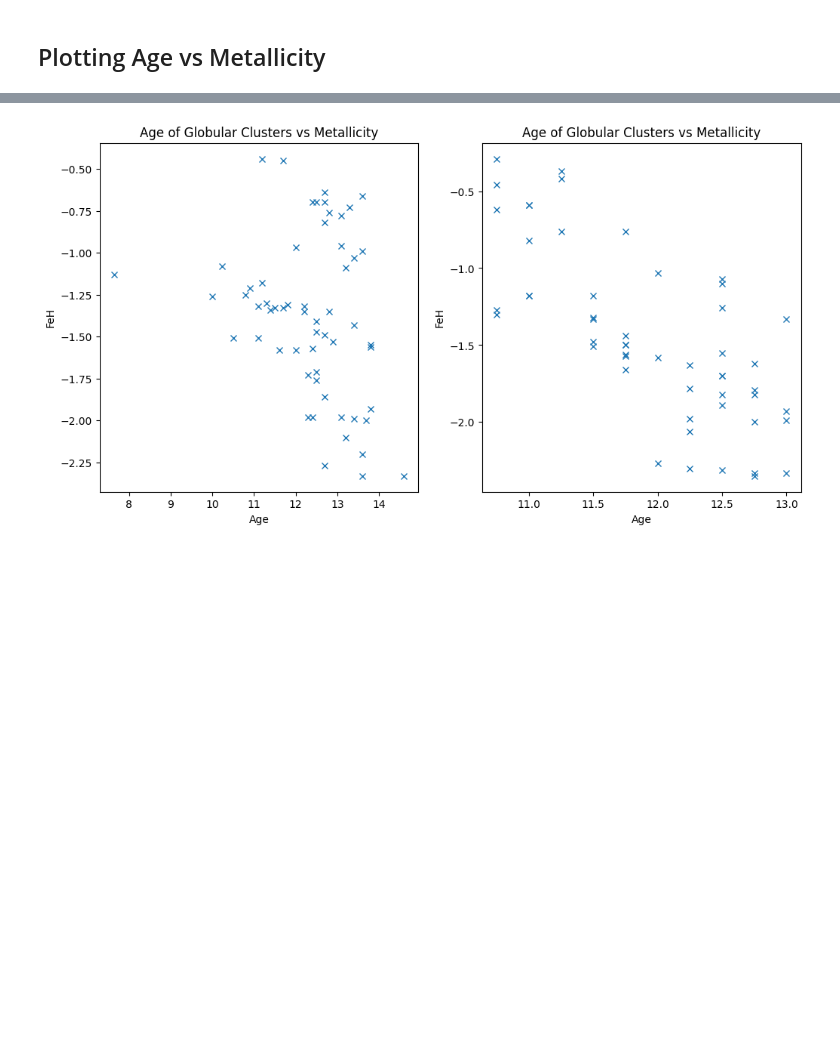
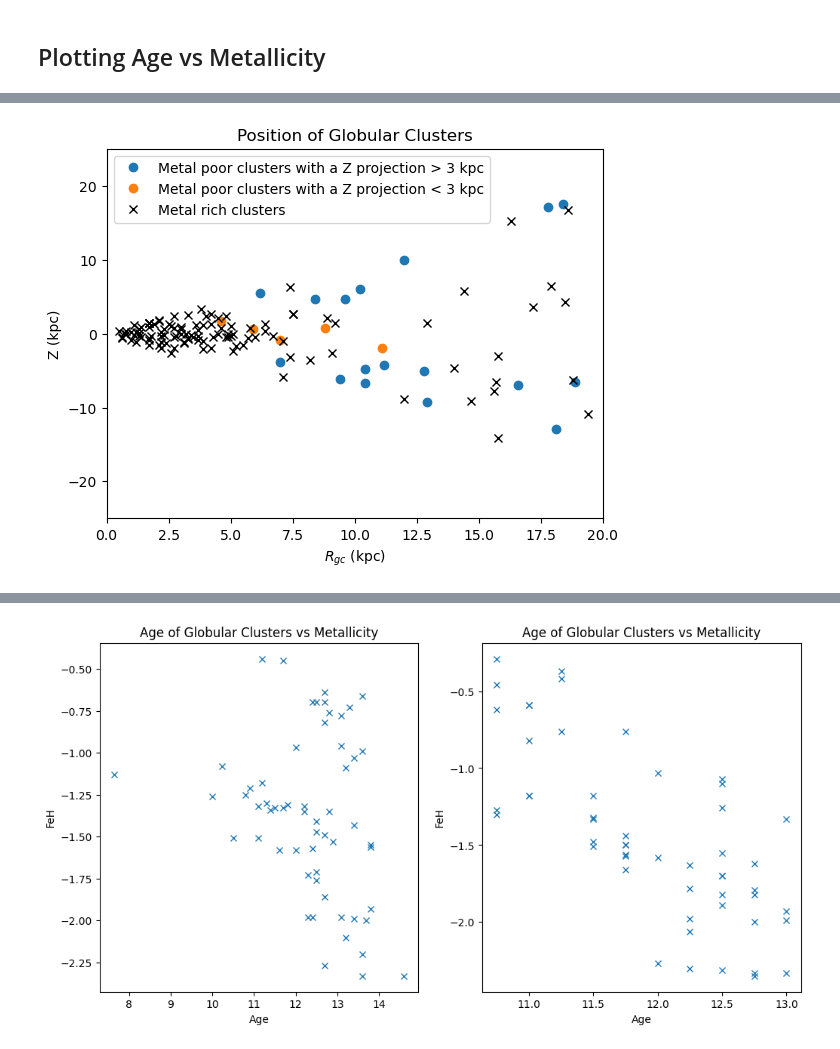
Before and after one commit to pavitraah/phys3116_cosmo_crew, a Jupyter notebook: Assignment Code/cosmo_crew.ipynb, the cells around one changed output, grey strips where cells are left out. Saved outputs shown, nothing was run; the diff lists cells and outputs as text; code cells hidden in the pictures; blank space fills up the shorter version.

```diff
--- a/Assignment Code/cosmo_crew.ipynb
+++ b/Assignment Code/cosmo_crew.ipynb
@@ -162,0 +166,33 @@ plt.show()
+# %%
+metal_poor_gcs = ['362',1261,1851,2808,3201,4590,4833,5024,5053,5272,5904,6101,6121,6205,6254,6341,6584,6715,6934,6981,7078,7089]
+
+metalpoor_all = np.isin(harris['ID'].to_numpy(), metal_poor_gcs)
+dist_mask = np.abs(harris['Z']) > 3
+
+plt.plot(# Plotting clusters that show up in the metalpoor_all (greater than the distance threshold from Galactic Centre)
+    harris['R_gc'][metalpoor_all][dist_mask],
+    harris['Z'][metalpoor_all][dist_mask],
+    'o',
+    label = 'Metal poor clusters with a Z projection > 3 kpc'
+)
+plt.plot(# Plotting clusters that show up in the metalpoor_all (greater than the distance threshold from Galactic Centre)
+    harris['R_gc'][metalpoor_all][~dist_mask],
+    harris['Z'][metalpoor_all][~dist_mask],
+    'o',
+    label = 'Metal poor clusters with a Z projection < 3 kpc'
+)
+plt.plot(# Plotting clusters that show up in the metalpoor_all (greater than the distance threshold from Galactic Centre)
+    harris['R_gc'][~metalpoor_all],
+    harris['Z'][~metalpoor_all],
+    'x', c = 'black',
+    label = 'Metal rich clusters'
+)
+plt.xlabel(R'$R_{gc}$ (kpc)')
+plt.ylabel('Z (kpc)')
+plt.xlim(0,20)
+plt.ylim(-25,25)
+plt.title('Position of Globular Clusters')
+plt.legend(loc = 'upper left')
+plt.show()
+# %% [output]
+[figure, added]
```
Also changed, not shown: parts of 3 cells of this notebook.
